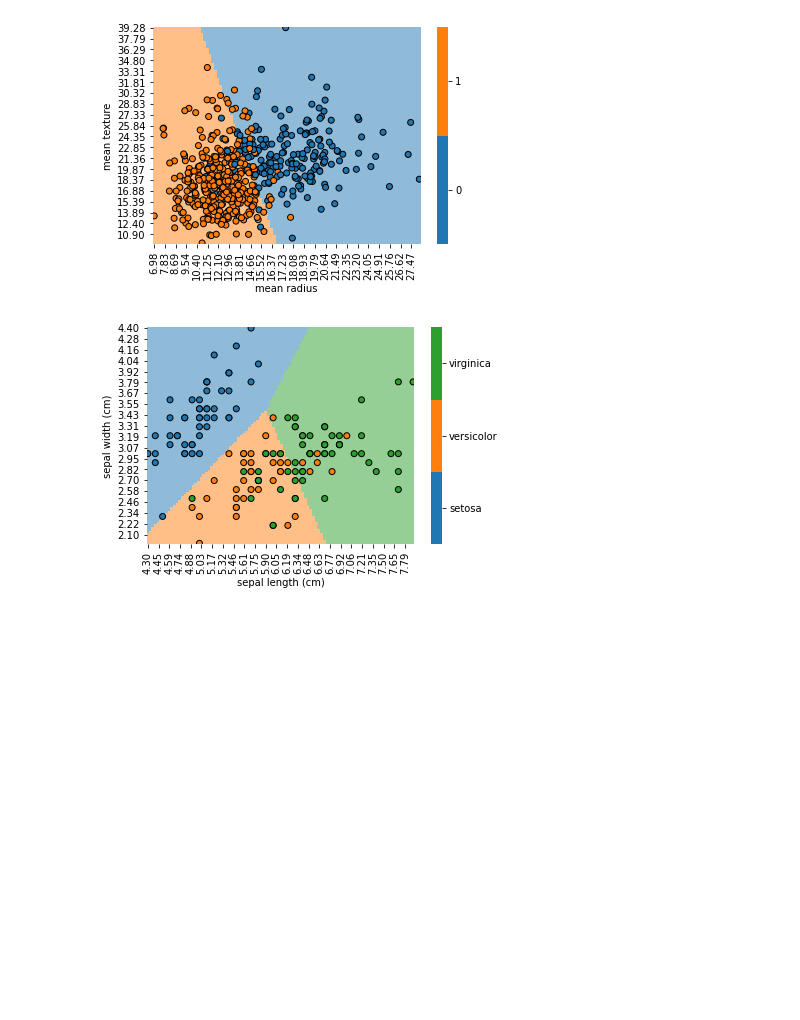
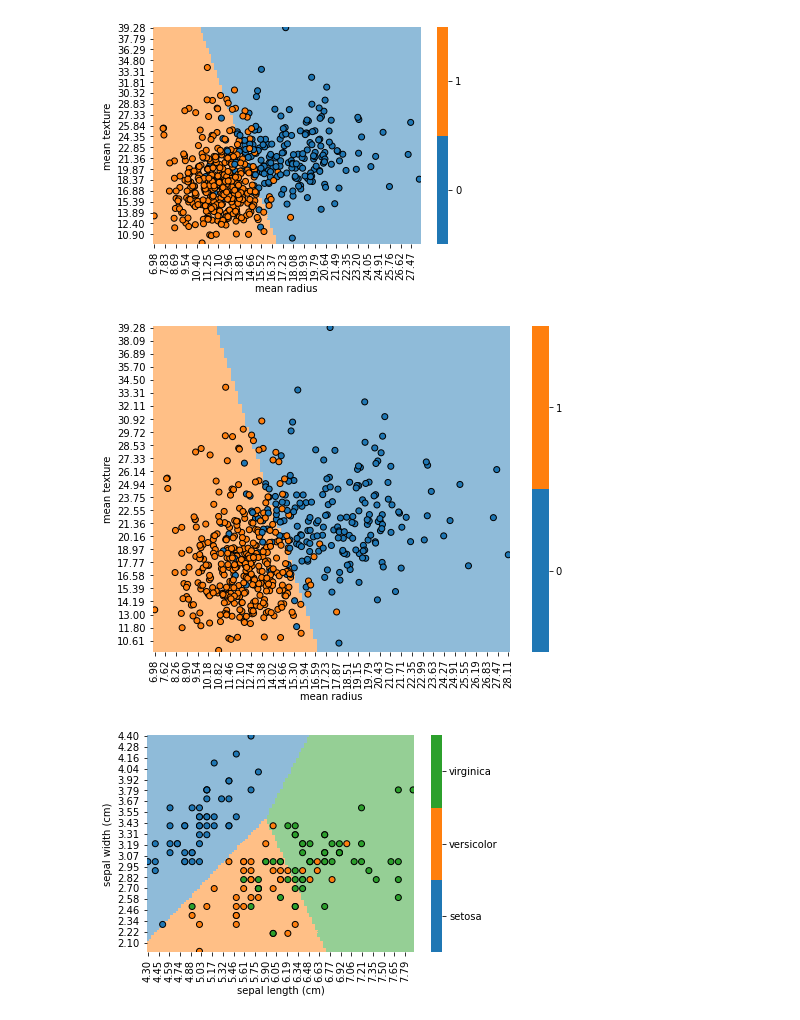
Before and after one commit to gsganden/model_inspector, a Jupyter notebook: 00_inspect.ipynb, the cells around one changed output. Drawn from its saved outputs; the diff is of its cells as text; code cells hidden in the pictures; blank space fills up the shorter version.

```diff
--- a/00_inspect.ipynb
+++ b/00_inspect.ipynb
@@ -249,6 +261,7 @@ def plot_2d_classification(
     y: Union[np.array, pd.Series],
     cmap=None,
     tick_formatter=".2f",
+    ax=None,
 ):
     """Plot data and predictions for classification model with two features
 
@@ -259,6 +272,8 @@ def plot_2d_classification(
     - `y`: Target values
     - `cmap`: Colormap
     - `tick_formatter`: Tick label format specifier
+    - `ax`: Matplotlib `Axes` object. Plot will be added to this object
+    if provided; otherwise a new `Axes` object will be generated.
     """
 
     def _plot_preds(model, X, y, ax, cmap):
@@ -304,7 +319,8 @@ def plot_2d_classification(
     y_vals = y.unique()
 
     cmap = sns.color_palette(None, len(y_vals)) if cmap is None else cmap
-    fig, ax = plt.subplots()
+    if ax is None:
+        fig, ax = plt.subplots()
     ax = _plot_preds(model=model, X=X, y=y, ax=ax, cmap=cmap)
     ax = _wash_out(ax)
     colorbar = _set_colorbar(ax, y)
@@ -319,6 +334,14 @@ X_cancer, y_cancer = sklearn.datasets.load_breast_cancer(return_X_y=True, as_fra
 ax = plot_2d_classification(LogisticRegression(), X_cancer.iloc[:, :2], y_cancer.values)
 # %% [output]
 [figure]
+# %%
+fig, ax = plt.subplots(figsize=(8, 6))
+# fmt: off
+plot_2d_classification(
+    LogisticRegression(), X_cancer.iloc[:, :2], y_cancer.values, ax=ax
+);
+# %% [output]
+[figure, added]
 # %%
 # fmt: off
 plot_2d_classification(LogisticRegression(), X_iris.iloc[:, :2], y_iris);
```
Also changed, not shown: parts of 3 cells of this notebook, 2 other files.
